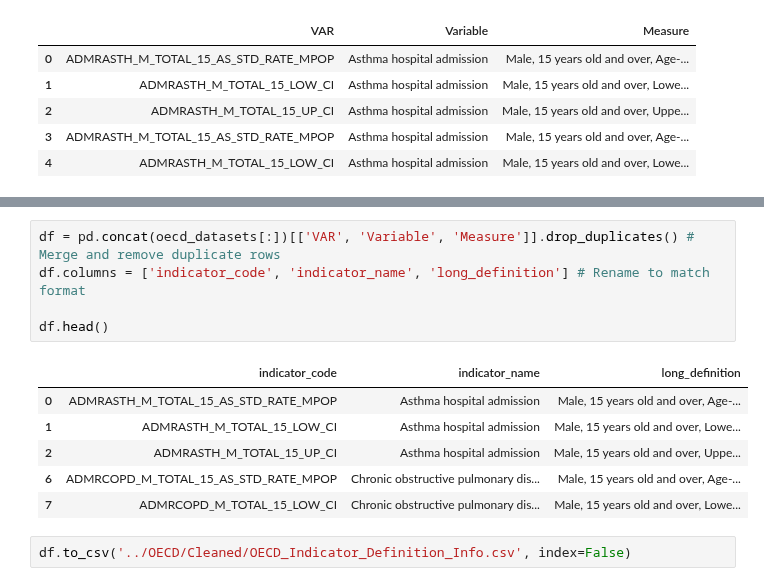
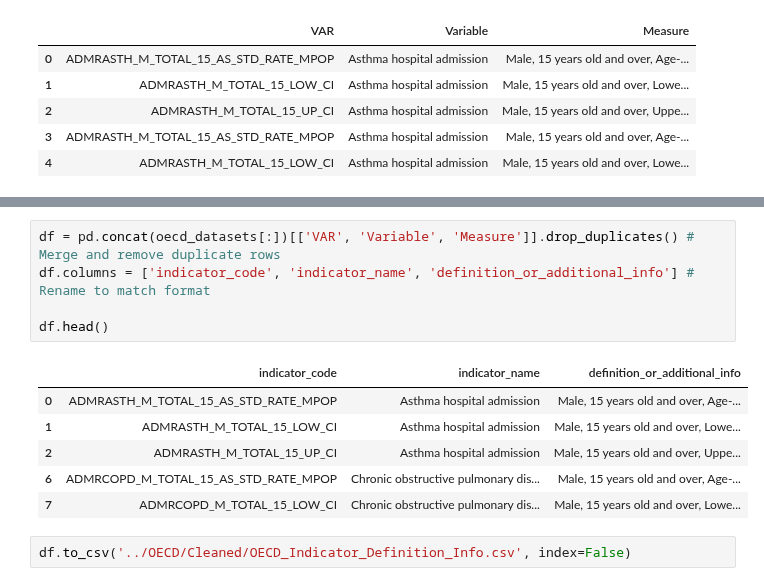
Before and after one commit to JenShumway/MADS_MilestoneII, a Jupyter notebook: data_scraping/Data_Scrape_OECD_Indicator_Info.ipynb, the cells around one changed output, grey strips where cells are left out. Cells and saved outputs as stored; diff of their text form.

Commit message:
Fixed issue with OECD indicators that had multiple units of measurement not being properly reflected in processed dataset

```diff
--- a/data_scraping/Data_Scrape_OECD_Indicator_Info.ipynb
+++ b/data_scraping/Data_Scrape_OECD_Indicator_Info.ipynb
@@ -70,10 +80,10 @@ hcqi.head()
 # %%
 df = pd.concat(oecd_datasets[:])[['VAR', 'Variable', 'Measure']].drop_duplicates() # Merge and remove duplicate rows
-df.columns = ['indicator_code', 'indicator_name', 'long_definition'] # Rename to match format
+df.columns = ['indicator_code', 'indicator_name', 'definition_or_additional_info'] # Rename to match format
 
 df.head()
 # %% [output]
-|  | indicator_code | indicator_name | long_definition |
+|  | indicator_code | indicator_name | definition_or_additional_info |
 | 0 | ADMRASTH_M_TOTAL_15_AS_STD_RATE_MPOP | Asthma hospital admission | Male, 15 years old and over, Age-... |
 | 1 | ADMRASTH_M_TOTAL_15_LOW_CI | Asthma hospital admission | Male, 15 years old and over, Lowe... |
 | 2 | ADMRASTH_M_TOTAL_15_UP_CI | Asthma hospital admission | Male, 15 years old and over, Uppe... |
```
Also changed, not shown: parts of 2 cells of this notebook, 4 other files.
